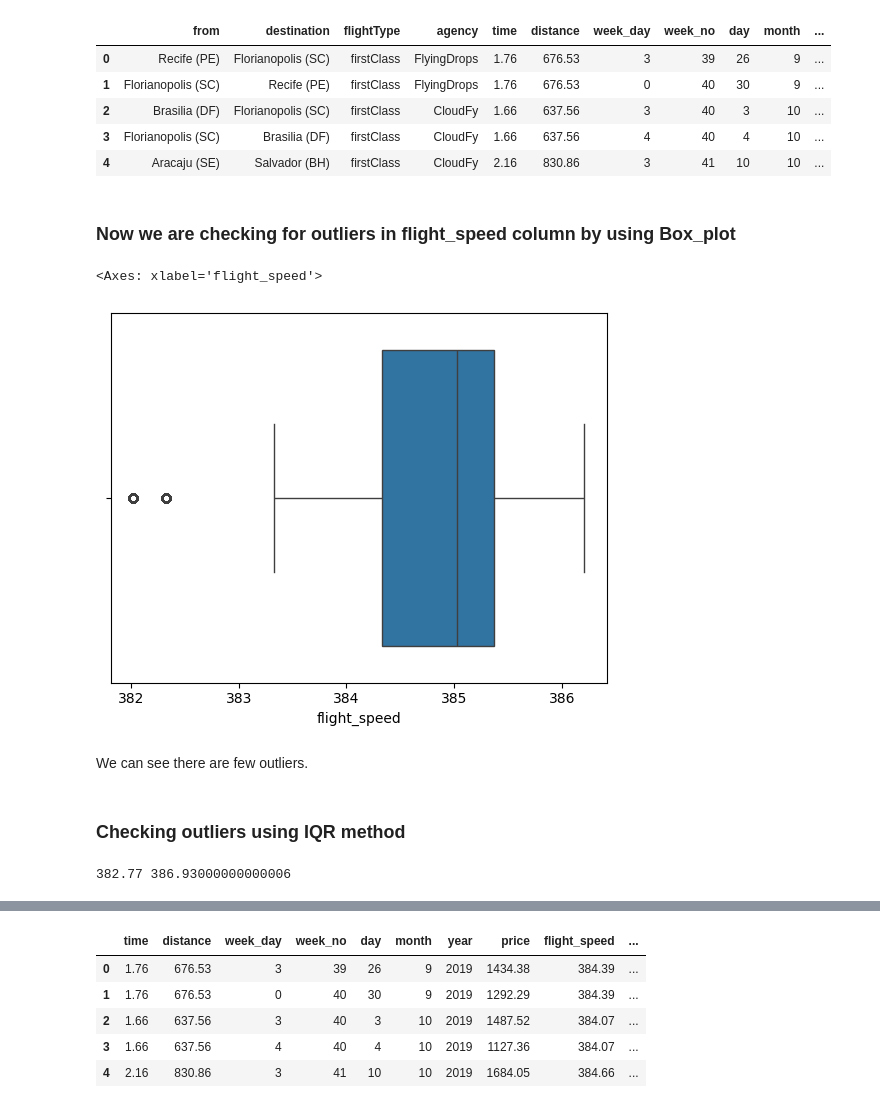
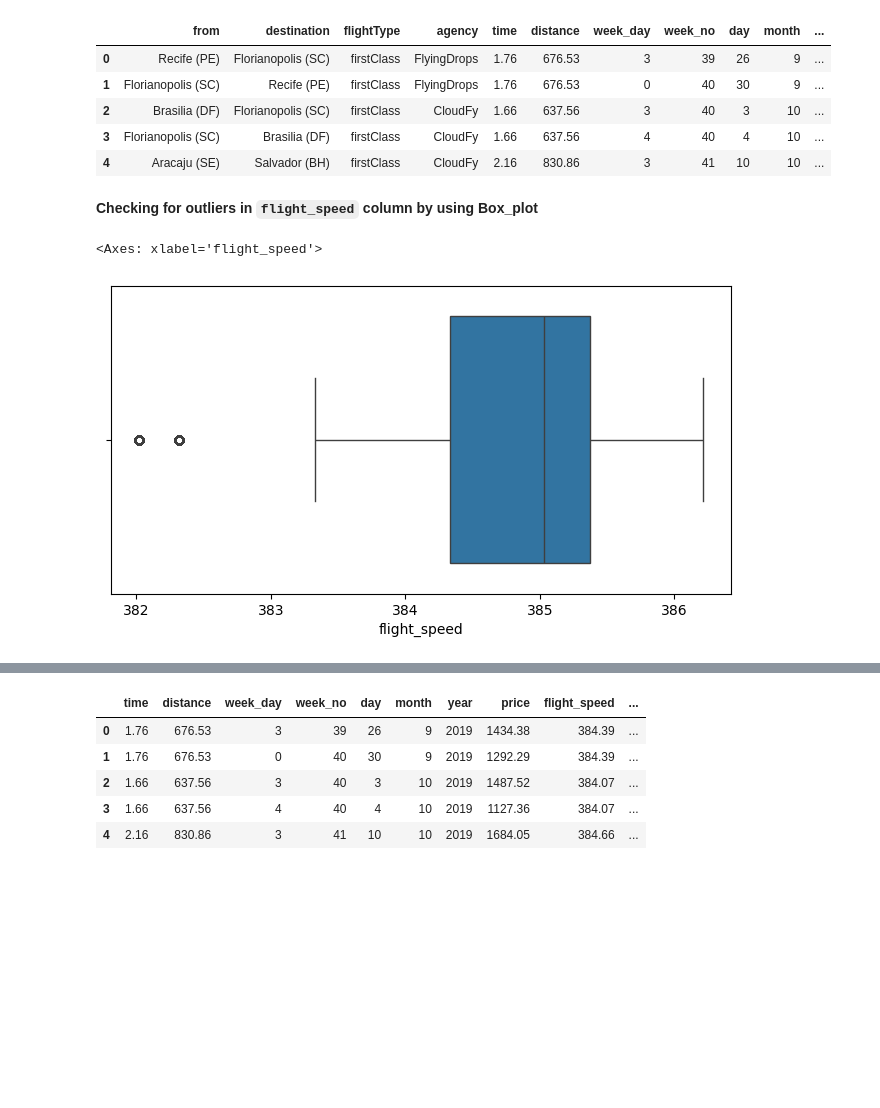
Before and after one commit to AimanSahay/MLOps-Project, a Jupyter notebook: Flight_Prediction_Model.ipynb, the cells around one changed output, grey strips where cells are left out. Cells and saved outputs as stored; diff of their text form; code cells hidden in the pictures; blank space fills up the shorter version.

```diff
--- a/Flight_Prediction_Model.ipynb
+++ b/Flight_Prediction_Model.ipynb
@@ -646,13 +666,10 @@ flights_filtered.head()
 | 3 | Florianopolis (SC) | Brasilia (DF) | firstClass | CloudFy | 1.66 | 637.56 | 4 | 40 | 4 | 10 | ... |
 | 4 | Aracaju (SE) | Salvador (BH) | firstClass | CloudFy | 2.16 | 830.86 | 3 | 41 | 10 | 10 | ... |
 # %% [markdown]
-### Now we are checking for outliers in flight_speed column by using Box_plot
+**Checking for outliers in `flight_speed` column by using Box_plot**
 # %%
+plt.figure(figsize=(8,4))
 sns.boxplot(x=flights_filtered['flight_speed'])
 # %% [output]
 <Axes: xlabel='flight_speed'>
-[figure, old version]
+[figure, new version]
-# %% [markdown]
-We can see there are few outliers.
-# %% [markdown]
-### Checking outliers using IQR method
@@ -663,6 +675,0 @@ IQR= Q3-Q1
-# %%
-lower_bound= Q1-IQR*1.5
-upper_bound= Q3+IQR*1.5
-print(lower_bound,upper_bound)
-# %% [output]
-382.77 386.93000000000006
```
Also changed, not shown: parts of 154 cells of this notebook.
